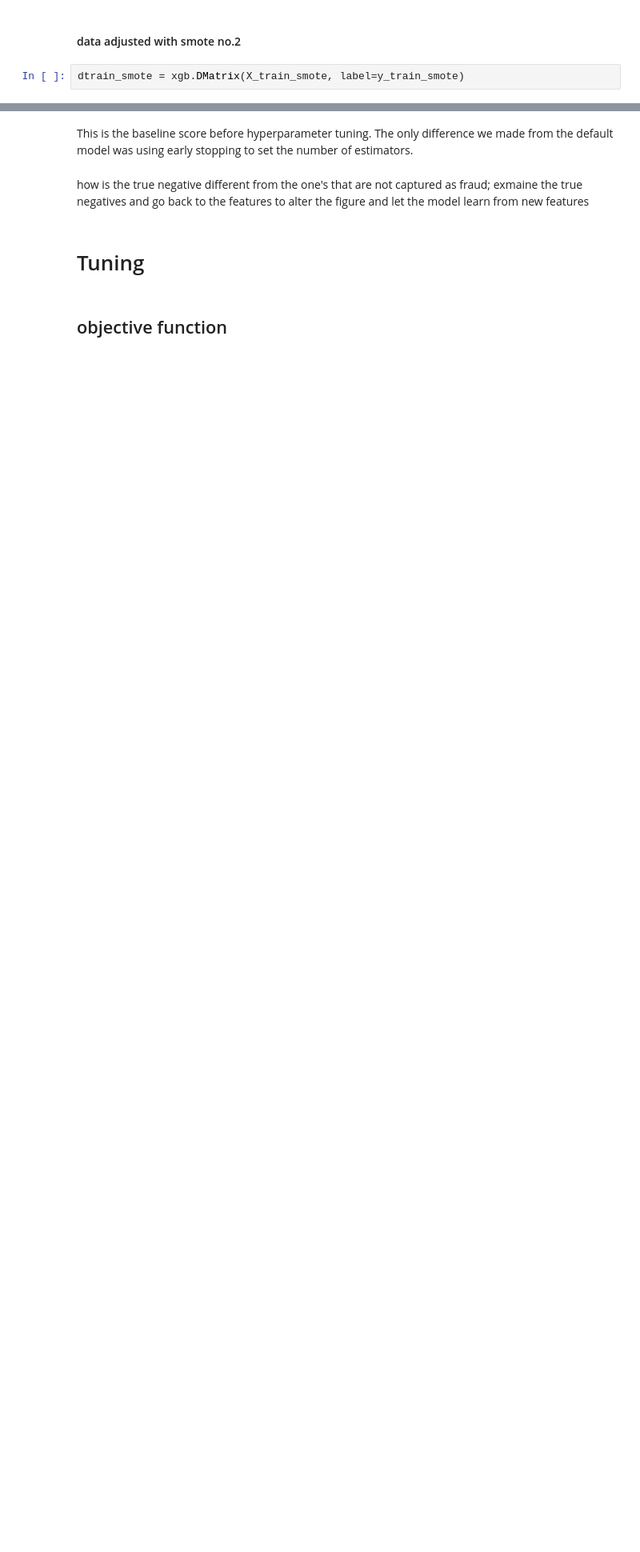
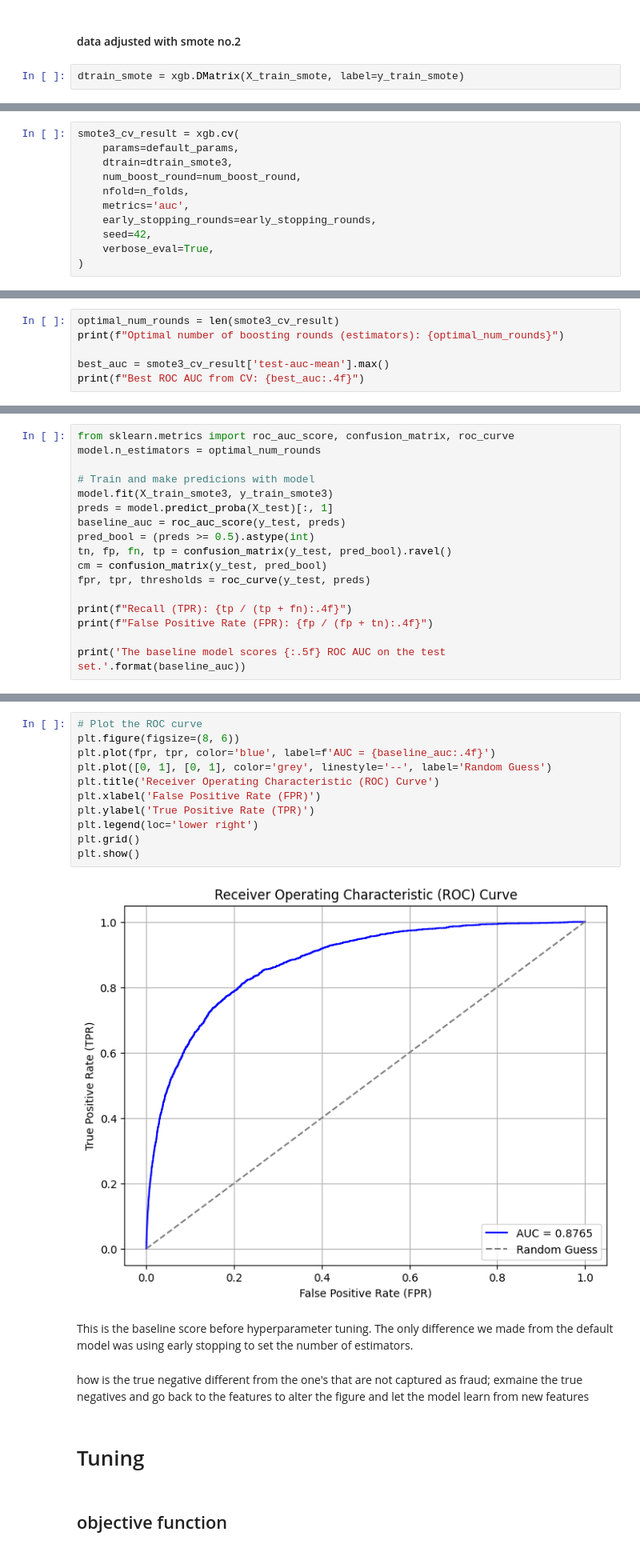
Before and after one commit to czy123czy321/Bank-account-fraud, a Jupyter notebook: code/model.ipynb, the cells around one changed output, grey strips where cells are left out. Shown at 80% size. Drawn from its saved outputs; the diff is of its cells as text; blank space fills up the shorter version.

```diff
--- a/code/model.ipynb
+++ b/code/model.ipynb
@@ -211,0 +224,11 @@ plt.show()
+# %%
+smote3_cv_result = xgb.cv(
+    params=default_params,
+    dtrain=dtrain_smote3,
+    num_boost_round=num_boost_round,
+    nfold=n_folds,
+    metrics='auc',
+    early_stopping_rounds=early_stopping_rounds,
+    seed=42,
+    verbose_eval=True,
+)
@@ -211,0 +253,6 @@ plt.show()
+# %%
+optimal_num_rounds = len(smote3_cv_result)
+print(f"Optimal number of boosting rounds (estimators): {optimal_num_rounds}")
+
+best_auc = smote3_cv_result['test-auc-mean'].max()
+print(f"Best ROC AUC from CV: {best_auc:.4f}")
@@ -211,0 +262,17 @@ plt.show()
+# %%
+from sklearn.metrics import roc_auc_score, confusion_matrix, roc_curve
+model.n_estimators = optimal_num_rounds
+
+# Train and make predicions with model
+model.fit(X_train_smote3, y_train_smote3)
+preds = model.predict_proba(X_test)[:, 1]
+baseline_auc = roc_auc_score(y_test, preds)
+pred_bool = (preds >= 0.5).astype(int)
+tn, fp, fn, tp = confusion_matrix(y_test, pred_bool).ravel()
+cm = confusion_matrix(y_test, pred_bool)
+fpr, tpr, thresholds = roc_curve(y_test, preds)
+
+print(f"Recall (TPR): {tp / (tp + fn):.4f}")
+print(f"False Positive Rate (FPR): {fp / (fp + tn):.4f}")
+
+print('The baseline model scores {:.5f} ROC AUC on the test set.'.format(baseline_auc))
@@ -212,3 +283,16 @@ plt.show()
+# %%
+# Plot the ROC curve
+plt.figure(figsize=(8, 6))
+plt.plot(fpr, tpr, color='blue', label=f'AUC = {baseline_auc:.4f}')
+plt.plot([0, 1], [0, 1], color='grey', linestyle='--', label='Random Guess')
+plt.title('Receiver Operating Characteristic (ROC) Curve')
+plt.xlabel('False Positive Rate (FPR)')
+plt.ylabel('True Positive Rate (TPR)')
+plt.legend(loc='lower right')
+plt.grid()
+plt.show()
+# %% [output]
+[figure, added]
 # %% [markdown]
 This is the baseline score before hyperparameter tuning. The only difference we made from the default model was using early stopping to set the number of estimators.
 # %% [markdown]
```
Also changed, not shown: parts of 32 cells of this notebook, 1 other file.
